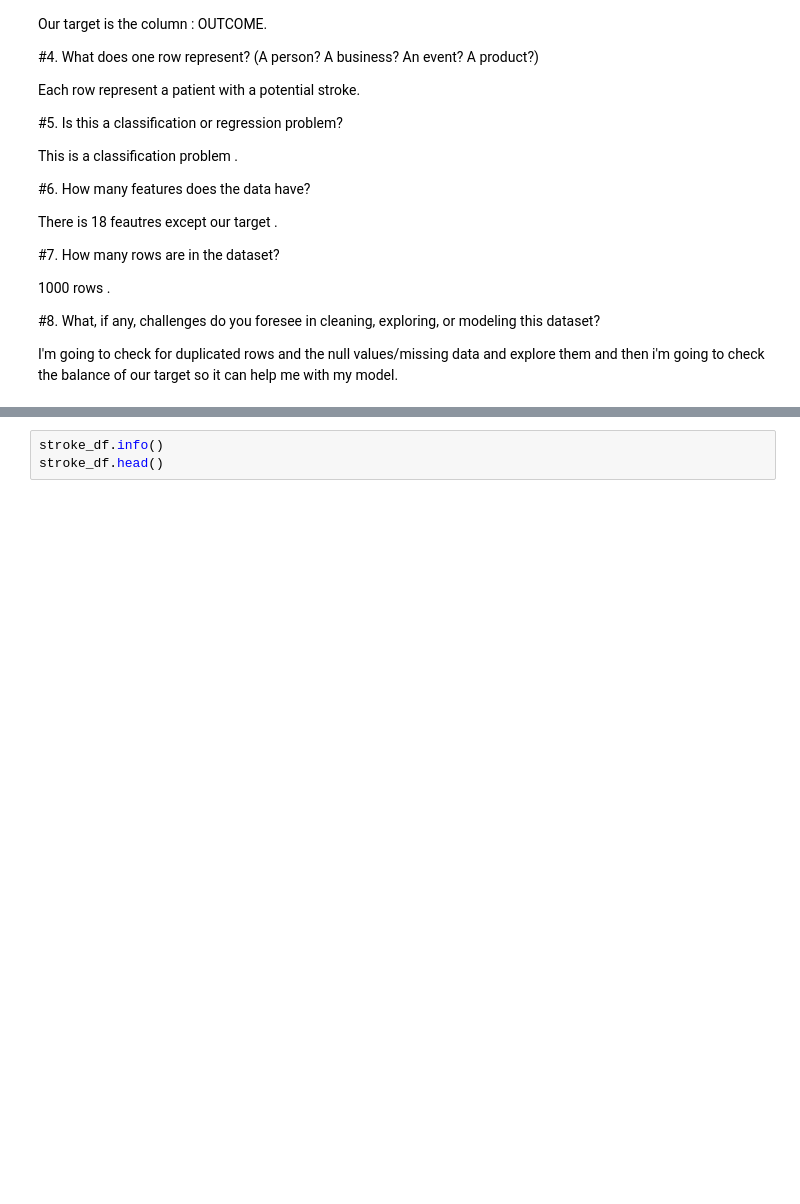
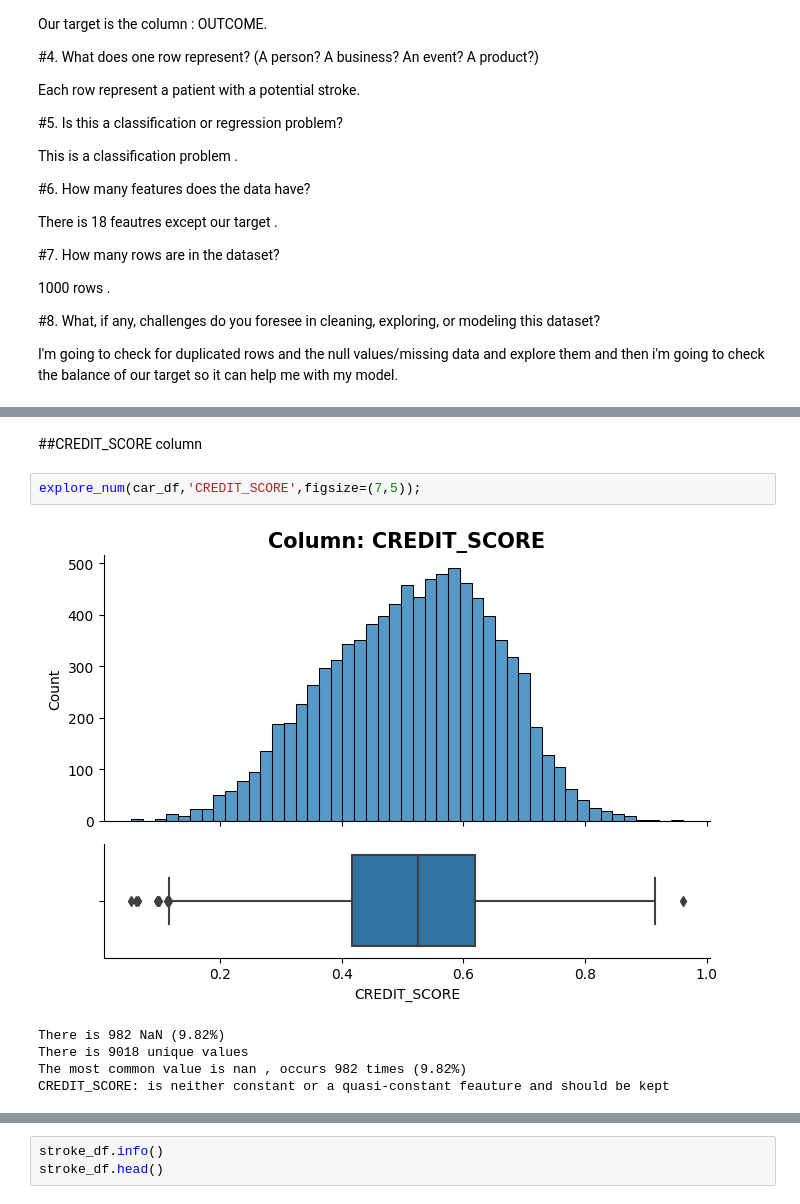
Before and after one commit to medayoubaziz/Car_insurance_predictions, a Jupyter notebook: Project_2.ipynb, the cells around one changed output, grey strips where cells are left out. Cells and saved outputs as stored; diff of their text form; blank space fills up the shorter version.

```diff
--- a/Project_2.ipynb
+++ b/Project_2.ipynb
@@ -88,0 +242,10 @@ I'm going to check for duplicated rows and the null values/missing data and expl
+# %% [markdown]
+##CREDIT_SCORE column
+# %%
+explore_num(car_df,'CREDIT_SCORE',figsize=(7,5));
+# %% [output]
+[figure, added]
+There is 982 NaN (9.82%)
+There is 9018 unique values
+The most common value is nan , occurs 982 times (9.82%)
+CREDIT_SCORE: is neither constant or a quasi-constant feauture and should be kept
```
Also changed, not shown: parts of 111 cells of this notebook.
